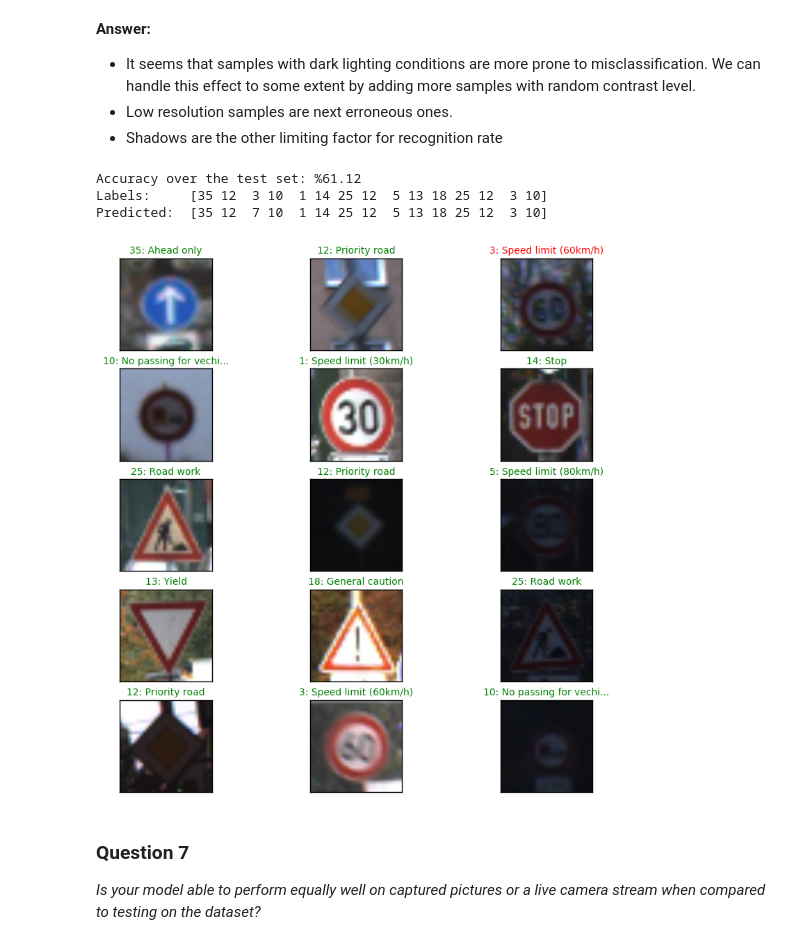
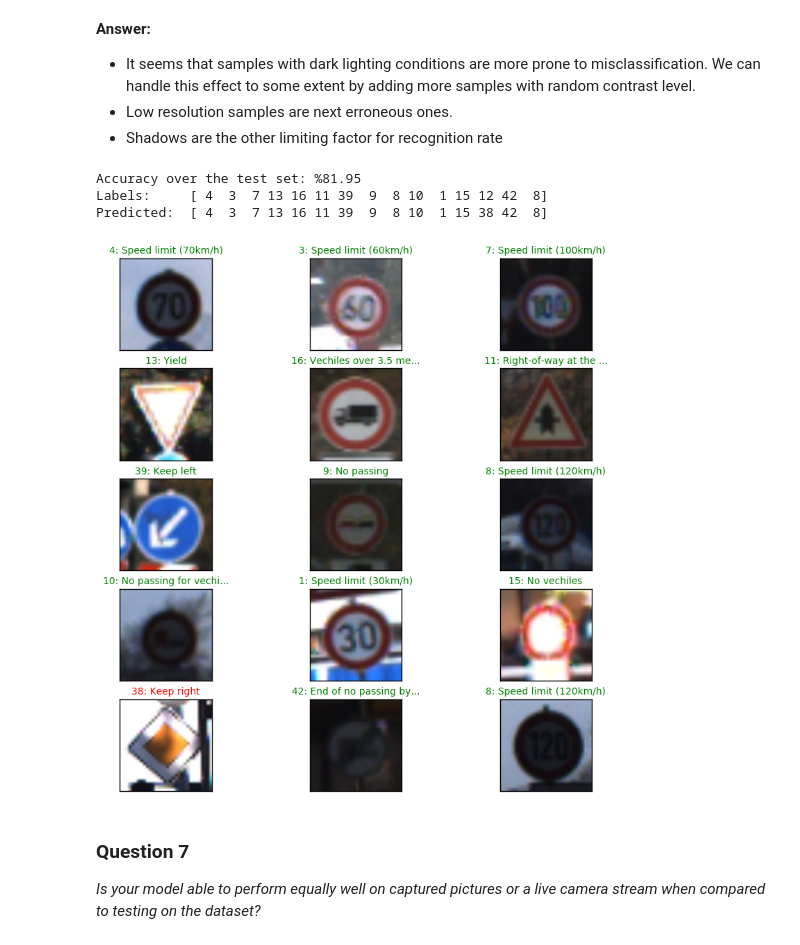
Before and after one commit to hamidb/CarND-Udacity, a Jupyter notebook: CarND-TraficSign-P2-solution/Traffic_Signs_Recognition.ipynb, the cells around one changed output. Cells and saved outputs as stored; diff of their text form; code cells hidden in the pictures.

Commit message:
Changed CNN to Fully-connected graph

```diff
--- a/CarND-TraficSign-P2-solution/Traffic_Signs_Recognition.ipynb
+++ b/CarND-TraficSign-P2-solution/Traffic_Signs_Recognition.ipynb
@@ -222,7 +222,7 @@ def inference(inputs):
             'wc1': get_variable('wc1', [3, 3, 1, 1],
                                 initializer=tf.truncated_normal_initializer(stddev=0.01)),
             # fully connected, 32*32*1 inputs, 64 outputs
-            'wd1': get_variable('wd1', [8*8*1, 64],
+            'wd1': get_variable('wd1', [32*32*1, 64],
                                 initializer=tf.truncated_normal_initializer(stddev=0.01)),
             # 64 inputs, n_classes outputs
             'out': get_variable('wo', [64, n_classes],
@@ -240,21 +240,21 @@ def inference(inputs):
         processed = preprocess(inputs)
 
     # Convolution Layer
-    with tf.name_scope('conv1') as scope:
-        conv1 = tf.nn.conv2d(processed, weights['wc1'], strides=[1, 2, 2, 1],
-                             padding='SAME')
-        conv1 = tf.nn.bias_add(conv1, biases['bc1'])
-        conv1 = tf.nn.relu(conv1)
+    #with tf.name_scope('conv1') as scope:
+    #    conv1 = tf.nn.conv2d(processed, weights['wc1'], strides=[1, 2, 2, 1],
+    #                         padding='SAME')
+    #    conv1 = tf.nn.bias_add(conv1, biases['bc1'])
+    #    conv1 = tf.nn.relu(conv1)
 
     # Max Pooling
-    with tf.name_scope('max_pooling') as scope:
-        max1 = tf.nn.max_pool(conv1, ksize=[1, 2, 2, 1], strides=[1, 2, 2, 1],
-                              padding='SAME')
+    #with tf.name_scope('max_pooling') as scope:
+    #    max1 = tf.nn.max_pool(conv1, ksize=[1, 2, 2, 1], strides=[1, 2, 2, 1],
+    #                          padding='SAME')
 
     # Fully connected layer
     with tf.name_scope('fully_connected') as scope:
         # Reshape max1 output to fit fully the connected layer input
-        fc1 = tf.reshape(max1, [-1, weights['wd1'].get_shape().as_list()[0]])
+        fc1 = tf.reshape(processed, [-1, weights['wd1'].get_shape().as_list()[0]])
         fc1 = tf.add(tf.matmul(fc1, weights['wd1']), biases['bd1'])
         fc1 = tf.nn.relu(fc1)
     fc1 = tf.nn.dropout(fc1, dropout, name='dropout')
@@ -358,9 +358,9 @@ from datetime import datetime, timedelta
 from six.moves import xrange
 import os
 
-max_iters = 50000  # maximum number of iterations
-valid_size = 2000       # size of validation set
-train_size = 15000       # size of training set
+max_iters = 20000        # maximum number of iterations
+valid_size = 2000        # size of validation set
+train_size = 37000       # size of training set
 batch_size = 128
 display_step = 10
 
@@ -394,7 +394,7 @@ while step < max_iters:
               "acc_train:%{:.2f}, acc_valid:%{:.2f}".format(step,
               (time//3600), (time%3600)//60, time%60, loss_train,
                acc_train*100, acc_valid*100))
-        if acc > 0.98:
+        if acc_train > 0.98:
             break
     step += 1
 print("Optimization Finished!")
@@ -488,39 +494,39 @@ num_test = 15
 test_features, test_labels = shuffle_data(X_test, y_test)
 
 input_dict = {inputs:test_features[:,:,:, 0:image_depth], labels:test_labels}
 
 predicted, acc = sess.run([predict, accuracy], feed_dict=input_dict)
 
 print("Accuracy over the test set: %{:.2f}".format(acc*100))
 print("Labels:    ", test_labels[0:num_test])
 print("Predicted: ", predicted[0:num_test])
 
 with open("signnames.csv", 'r') as f:
     sign_name = {row.split(',')[0] : row.split(',')[1] for row in f}
 
 def visualize_prediction(inputs, labels, pred_labels):
     # display one random sample of each given label
     rows = (len(inputs)-1)//3
     fig = plt.figure(figsize=(10, rows+10))
     col = 1
     for i in range(len(inputs)):
         ax = fig.add_subplot(rows+3, 3, col)
         col += 1
         ax.imshow(inputs[i])
-        text = sign_name[str(labels[i])]
+        text = sign_name[str(pred_labels[i])]
         # limit the text length up to 25 chars and remove null-terminating end
         text = text[0:20] + "..." if len(text)>25 else text[0:len(text)-1]
-        plt.title(str(labels[i]) + ": " +  text, fontsize=10,
+        plt.title(str(pred_labels[i]) + ": " +  text, fontsize=10,
                   color='green' if labels[i] == pred_labels[i] else 'red')
         ax.axes.get_xaxis().set_visible(False) # hide x tick labels
         ax.axes.get_yaxis().set_visible(False) # hide y tick labels
 
 visualize_prediction(test_features[0:num_test], test_labels[0:num_test], predicted[0:num_test])
 # %% [output]
-Accuracy over the test set: %61.12
-Labels:     [35 12  3 10  1 14 25 12  5 13 18 25 12  3 10]
-Predicted:  [35 12  7 10  1 14 25 12  5 13 18 25 12  3 10]
+Accuracy over the test set: %81.95
+Labels:     [ 4  3  7 13 16 11 39  9  8 10  1 15 12 42  8]
+Predicted:  [ 4  3  7 13 16 11 39  9  8 10  1 15 38 42  8]
-[figure, old version]
+[figure, new version]
 # %% [markdown]
 ### Question 7
 
```
Also changed, not shown: parts of 4 cells of this notebook, 3 other files.
